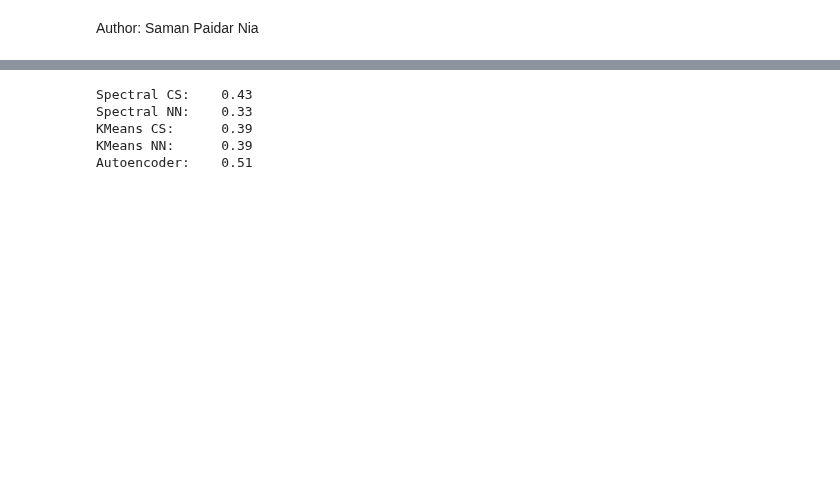
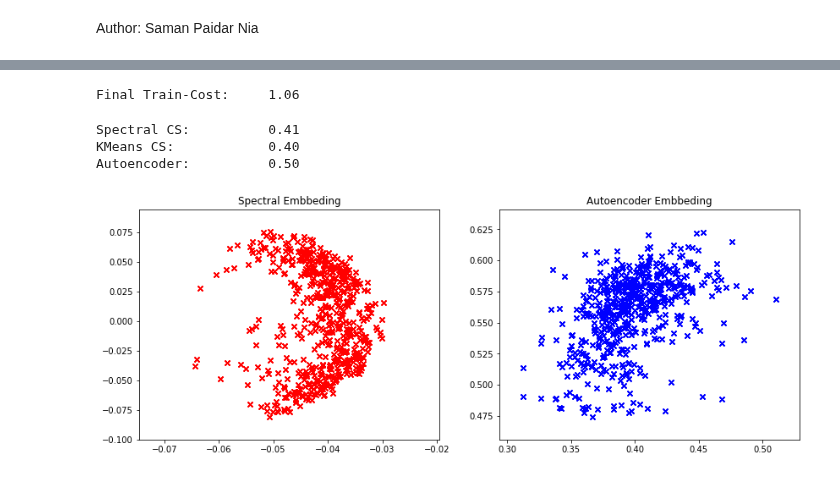
Before and after one commit to saman-nia/Deep-Neural-Networks-for-Clustering, a Jupyter notebook: Autoencoder_vs_Spectral_on_Breast_Cancer/Autoencoder_vs_Spectral_on_Breast_Cancer.ipynb, the cells around one changed output, grey strips where cells are left out. Saved outputs shown, nothing was run; the diff lists cells and outputs as text; code cells hidden in the pictures; blank space fills up the shorter version.

```diff
--- a/Autoencoder_vs_Spectral_on_Breast_Cancer/Autoencoder_vs_Spectral_on_Breast_Cancer.ipynb
+++ b/Autoencoder_vs_Spectral_on_Breast_Cancer/Autoencoder_vs_Spectral_on_Breast_Cancer.ipynb
@@ -135,8 +149,7 @@ def loss(output, x):
     with tf.variable_scope("training"):
         l2 = tf.sqrt(tf.reduce_sum(tf.square(tf.subtract(output, x)), 1))
         train_loss = tf.reduce_mean(l2)
-        train_summary_op = tf.summary.scalar("train_cost", train_loss)
-        return train_loss, train_summary_op
+        return train_loss
 # %%
 def training(cost, learning_rate, global_step):
     optimizer = tf.train.AdamOptimizer(learning_rate, beta1=0.9, beta2=0.999, epsilon=1e-08, use_locking=False, name='Adam')
@@ -154,9 +177,9 @@ with tf.Graph().as_default():
         phase_train = tf.placeholder(tf.bool)
         code = encoder(x, int(n_code), phase_train)
         output = decoder(code, int(n_code), phase_train)
-        cost, train_summary_op = loss(output, x)
+        cost = loss(output, x)
         global_step = tf.Variable(0, name='global_step', trainable=False)
-        train_op = training(cost, learning_rate, global_step)
+        train_optimizer = training(cost, learning_rate, global_step)
         summary_op = tf.summary.merge_all()
         sess = tf.Session()
         init_op = tf.global_variables_initializer()
@@ -228,24 +231,18 @@ def k_means_(X, n_cluster):
+# %%
+print("Final Train-Cost:     {:0.2f}".format(new_cost))
+# %% [output]
+Final Train-Cost:     1.06
 # %%
-indx, spec_code= spectral_clustering(data_set.next_batch(1)[0],2)
-spectral_nmi = (normalized_mutual_info_score(data_set.next_batch(1)[1], indx))
-print(("Spectral CS:    {:0.2f}".format(spectral_nmi)))
-#------------------------------------------------------------------------------------------------------
-indx_NN, spec_code_NN= spectral_clustering(data_set_NN.next_batch(1)[0],2)
-spectral_nmi_NN = (normalized_mutual_info_score(data_set_NN.next_batch(1)[1], indx_NN))
-print(("Spectral NN:    {:0.2f}".format(spectral_nmi_NN)))
-#------------------------------------------------------------------------------------------------------
-k_means_indx = k_means_(data_set.next_batch(1)[0],2)
-k_means_nmi_ = (normalized_mutual_info_score(data_set.next_batch(1)[1], k_means_indx))
-print(("KMeans CS:      {:0.2f}".format(k_means_nmi_)))
-#------------------------------------------------------------------------------------------------------
-k_means_indx_NN = k_means_(data_set_NN.next_batch(1)[0],2)
-k_means_nmi_NN = (normalized_mutual_info_score(data_set_NN.next_batch(1)[1], k_means_indx_NN))
-print(("KMeans NN:      {:0.2f}".format(k_means_nmi_NN)))
-#------------------------------------------------------------------------------------------------------
-print("Autoencoder:    {:0.2f}".format(ae_nmi))
+indx, spec_code= spectral_clustering(data_set_train.whole_dataset()[0], n_component, n_cluster)
+spectral_nmi = (normalized_mutual_info_score(data_set_train.whole_dataset()[1], indx))
+print(("Spectral CS:          {:0.2f}".format(spectral_nmi)))
+#-----------------------------------------------------------------------------------------------
+k_means_indx = k_means_(data_set_train.whole_dataset()[0], n_cluster)
+k_means_nmi_ = (normalized_mutual_info_score(data_set_train.whole_dataset()[1], k_means_indx))
+print(("KMeans CS:            {:0.2f}".format(k_means_nmi_)))
+#-----------------------------------------------------------------------------------------------
+print("Autoencoder:          {:0.2f}".format(ae_nmi))
 # %% [output]
-Spectral CS:    0.43
-Spectral NN:    0.33
-KMeans CS:      0.39
-KMeans NN:      0.39
-Autoencoder:    0.51
+Spectral CS:          0.41
+KMeans CS:            0.40
+Autoencoder:          0.50
@@ -252 +253,15 @@ Autoencoder:    0.51
+# %%
+plt.figure(figsize=(14, 5))
+for num in range(10):
+    plt.subplot(1,2,1)
+    plt.scatter(spec_code[:,0], spec_code[:,1], 30, color='r', marker='x')
+    plt.title("Spectral Embbeding")
+    plt.legend()
+    plt.subplot(1,2,2)
+    plt.scatter(ae_codes[:,0], ae_codes[:,1], 30, color='b', marker='x')
+    plt.title("Autoencoder Embbeding")
+    plt.legend()
+plt.show()
+# %% [output]
+[figure, added]
 # %%
```
Also changed, not shown: parts of 21 cells of this notebook.
